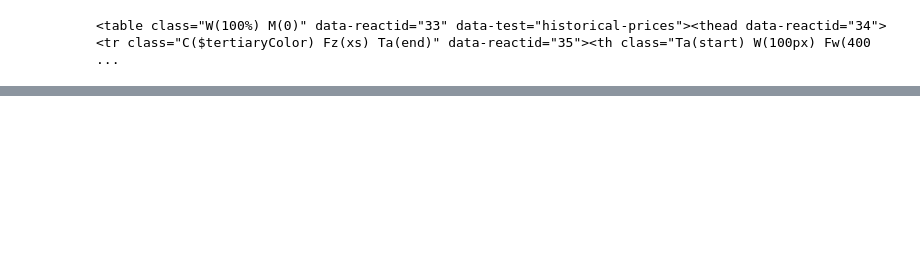
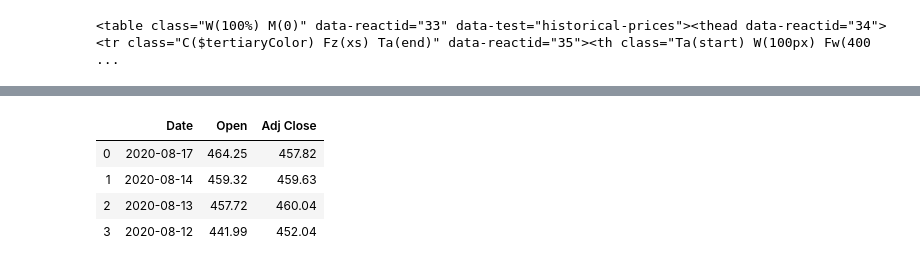
Before and after one commit to joseh4/Stock_market_monitoring, a Jupyter notebook: Updating_APPL_Chart.ipynb, the cells around one changed output, grey strips where cells are left out. Cells and saved outputs as stored; diff of their text form; code cells hidden in the pictures; blank space fills up the shorter version.

```diff
--- a/Updating_APPL_Chart.ipynb
+++ b/Updating_APPL_Chart.ipynb
@@ -57,0 +188,8 @@ first
+# %%
+new_information
+# %% [output]
+|  | Date | Open | Adj Close |
+| 0 | 2020-08-17 | 464.25 | 457.82 |
+| 1 | 2020-08-14 | 459.32 | 459.63 |
+| 2 | 2020-08-13 | 457.72 | 460.04 |
+| 3 | 2020-08-12 | 441.99 | 452.04 |
```
Also changed, not shown: parts of 32 cells of this notebook.
